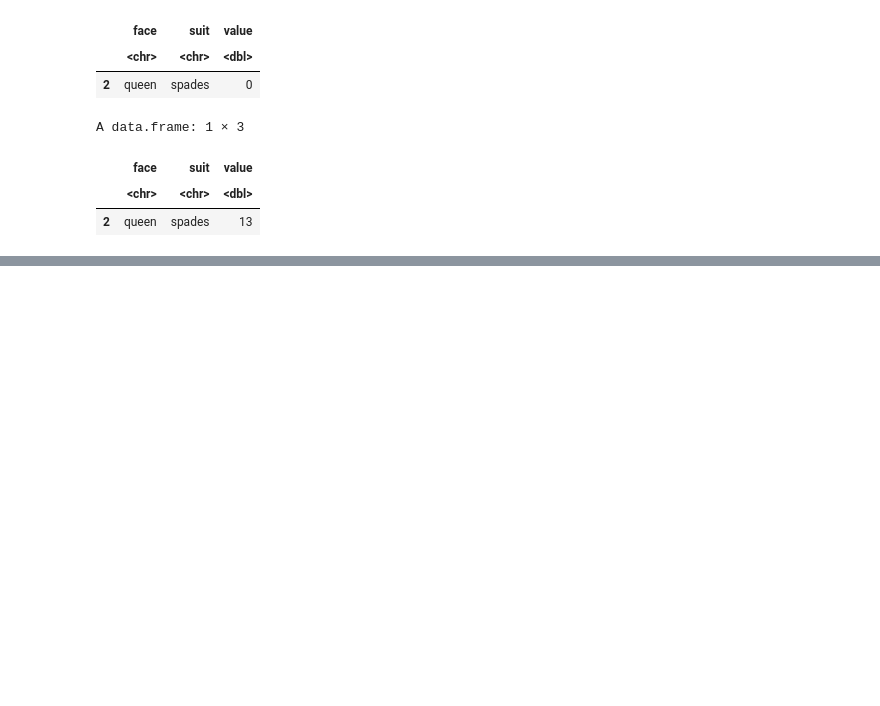
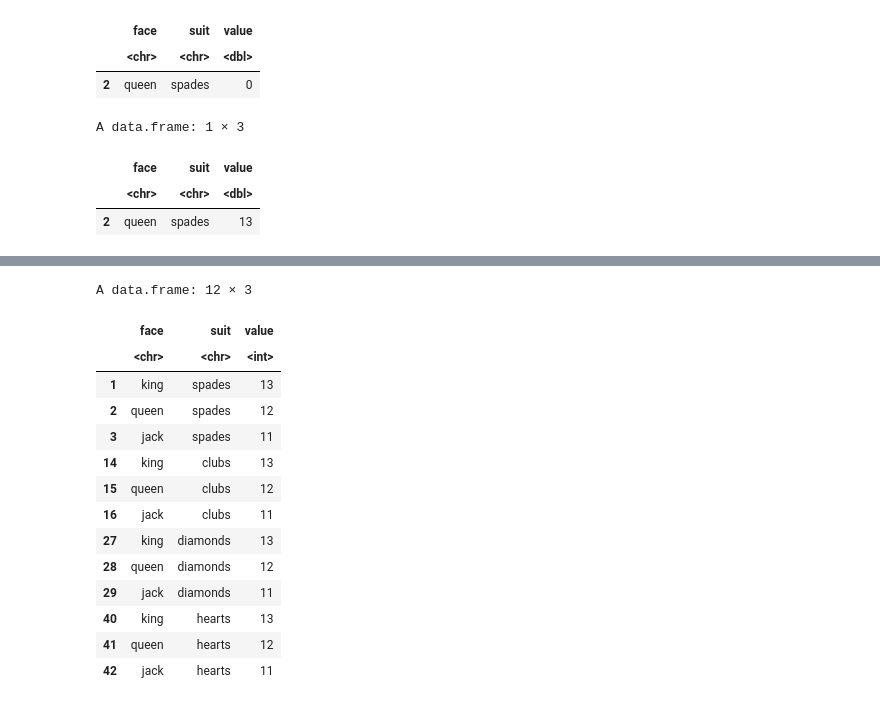
Before and after one commit to SamGombs20/learningR, a Jupyter notebook: code/learning_R.ipynb, the cells around one changed output, grey strips where cells are left out. Drawn from its saved outputs; the diff is of its cells as text; code cells hidden in the pictures; blank space fills up the shorter version.

```diff
--- a/code/learning_R.ipynb
+++ b/code/learning_R.ipynb
@@ -524,0 +553,18 @@ A data.frame: 1 × 3
+# %%
+deck5[facecard,]
+# %% [output]
+A data.frame: 12 × 3
+|  | face | suit | value |
+|  | <chr> | <chr> | <int> |
+| 1 | king | spades | 13 |
+| 2 | queen | spades | 12 |
+| 3 | jack | spades | 11 |
+| 14 | king | clubs | 13 |
+| 15 | queen | clubs | 12 |
+| 16 | jack | clubs | 11 |
+| 27 | king | diamonds | 13 |
+| 28 | queen | diamonds | 12 |
+| 29 | jack | diamonds | 11 |
+| 40 | king | hearts | 13 |
+| 41 | queen | hearts | 12 |
+| 42 | jack | hearts | 11 |
```
Also changed, not shown: parts of 12 cells of this notebook.
